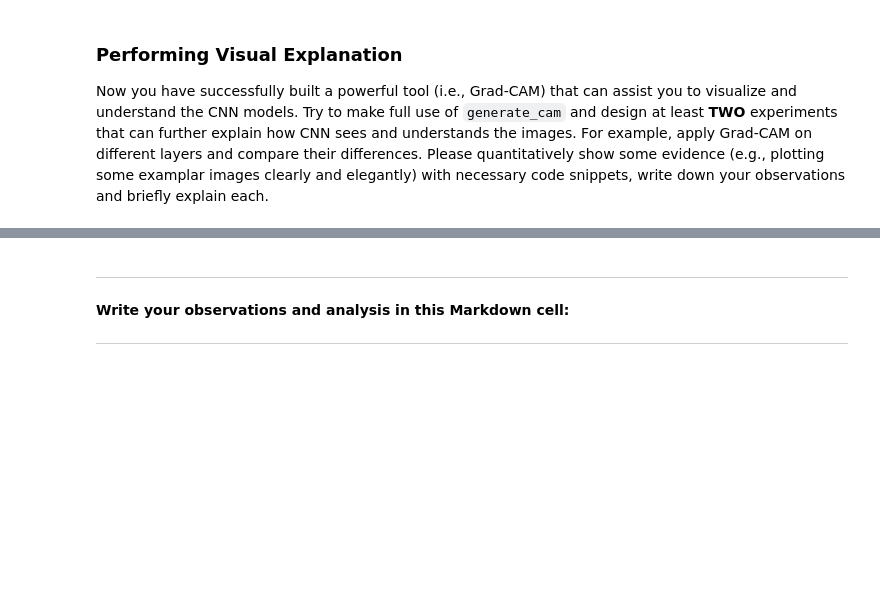
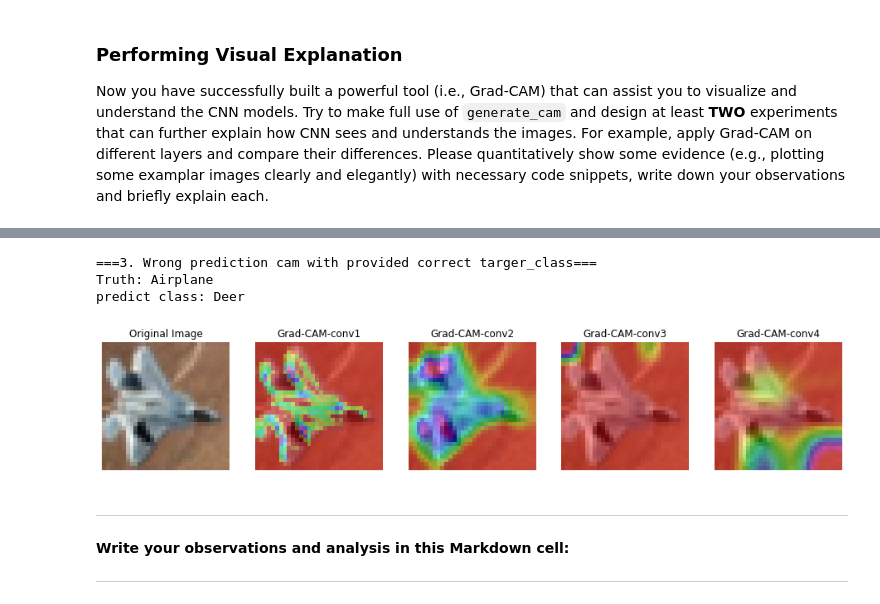
Before and after one commit to s-elo/AI, a Jupyter notebook: project1/EE5934_Project1.ipynb, the cells around one changed output, grey strips where cells are left out. Cells and saved outputs as stored; diff of their text form; code cells hidden in the pictures; blank space fills up the shorter version.

```diff
--- a/project1/EE5934_Project1.ipynb
+++ b/project1/EE5934_Project1.ipynb
@@ -722,3 +725,15 @@ conv4 output gradient size: (512, 4, 4)
+# %%
+print(f'===3. Wrong prediction cam with provided correct targer_class===')
+# 0 is the airplane
+draw_cam(img_idx=5544, target_class=0)
+##############################################################################
+#                             END OF YOUR CODE                               #
+##############################################################################
+# %% [output]
+===3. Wrong prediction cam with provided correct targer_class===
+Truth: Airplane
+predict class: Deer
+[figure, added]
 # %% [markdown]
 ---
 
```
Also changed, not shown: parts of 5 cells of this notebook.
